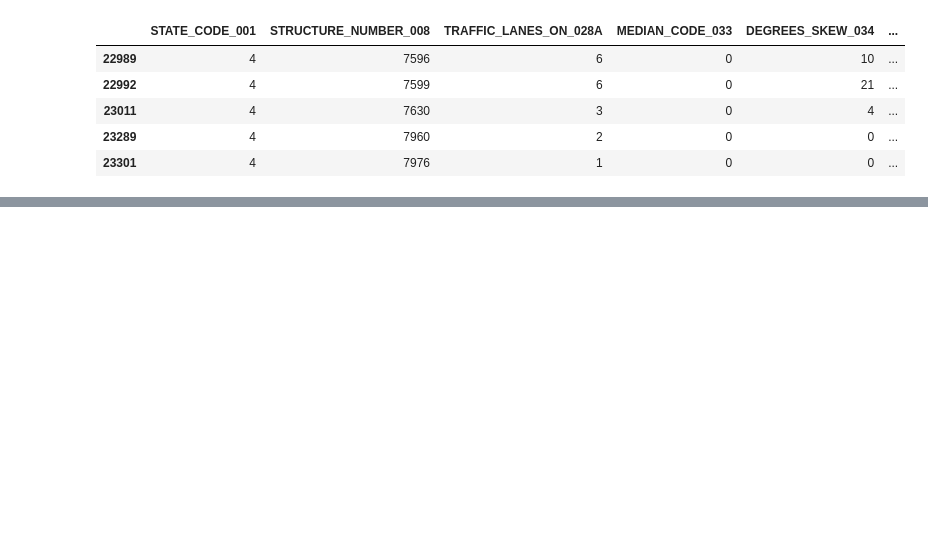
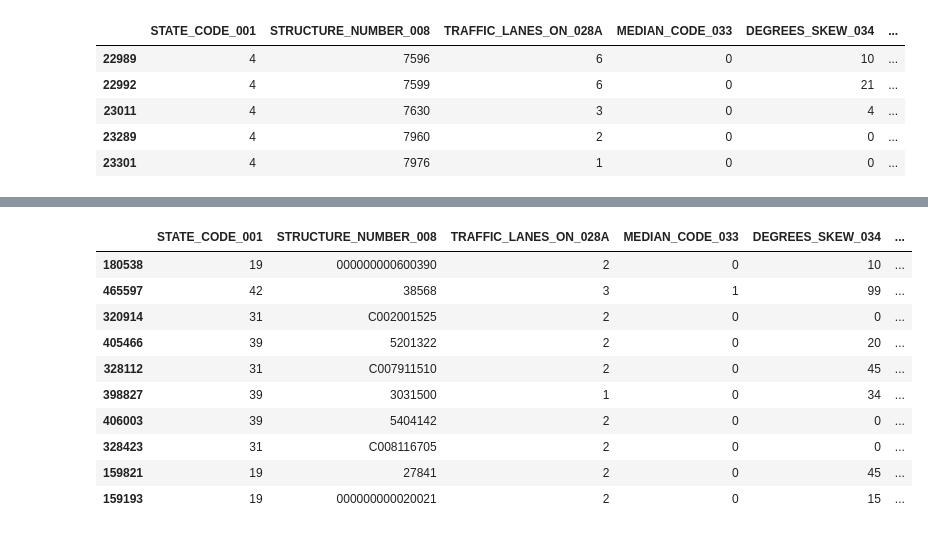
Before and after one commit to VegaLaguna/TFM-Bridge-deterioration, a Jupyter notebook: 01-Analysis_ALL18.ipynb, the cells around one changed output, grey strips where cells are left out. Saved outputs shown, nothing was run; the diff lists cells and outputs as text; code cells hidden in the pictures; blank space fills up the shorter version.

```diff
--- a/01-Analysis_ALL18.ipynb
+++ b/01-Analysis_ALL18.ipynb
@@ -607,0 +619,14 @@ total18_fil.shape
+# %%
+total18_clim.sample(10)
+# %% [output]
+|  | STATE_CODE_001 | STRUCTURE_NUMBER_008 | TRAFFIC_LANES_ON_028A | MEDIAN_CODE_033 | DEGREES_SKEW_034 | ... |
+| 180538 | 19 | 000000000600390 | 2 | 0 | 10 | ... |
+| 465597 | 42 | 38568 | 3 | 1 | 99 | ... |
+| 320914 | 31 | C002001525 | 2 | 0 | 0 | ... |
+| 405466 | 39 | 5201322 | 2 | 0 | 20 | ... |
+| 328112 | 31 | C007911510 | 2 | 0 | 45 | ... |
+| 398827 | 39 | 3031500 | 1 | 0 | 34 | ... |
+| 406003 | 39 | 5404142 | 2 | 0 | 0 | ... |
+| 328423 | 31 | C008116705 | 2 | 0 | 0 | ... |
+| 159821 | 19 | 27841 | 2 | 0 | 45 | ... |
+| 159193 | 19 | 000000000020021 | 2 | 0 | 15 | ... |
```
Also changed, not shown: parts of 50 cells of this notebook, 4 other files.
